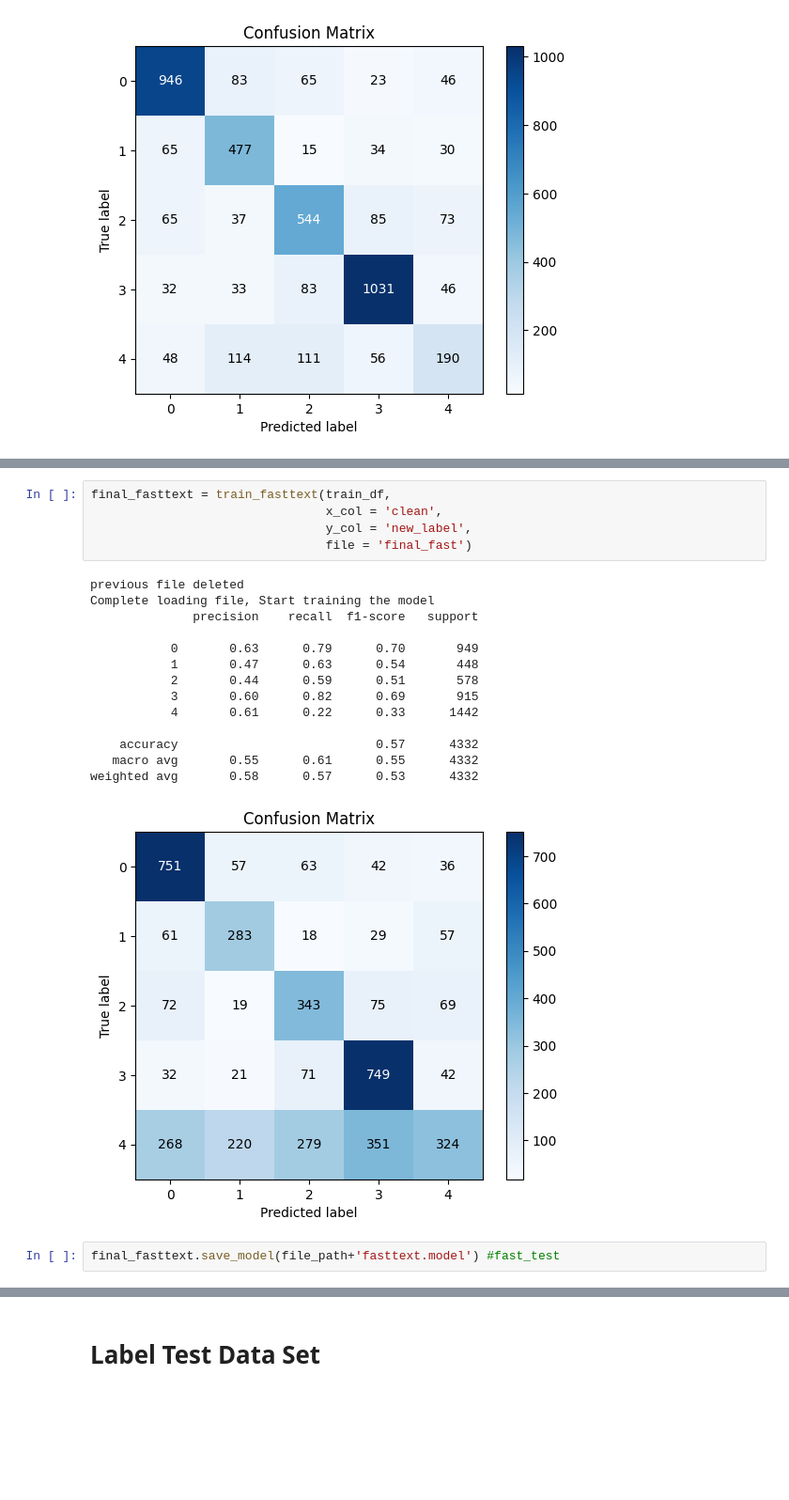
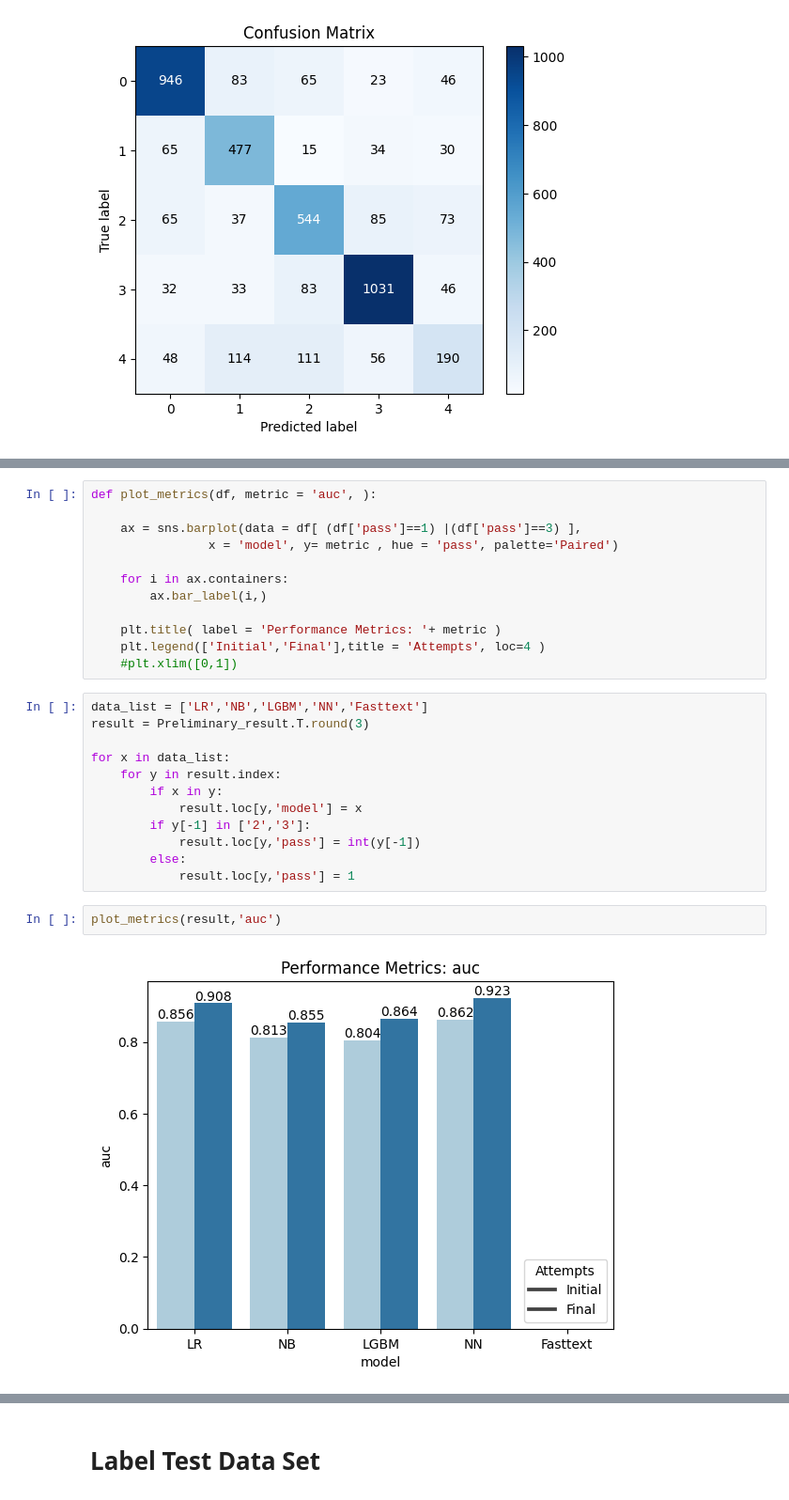
Before and after one commit to aquaxi/MSQM-HA-Final-Project, a Jupyter notebook: MSQM_HA_ADA_Final_Project_2022v2.ipynb, the cells around one changed output, grey strips where cells are left out. Shown at 94% size. Cells and saved outputs as stored; diff of their text form; blank space fills up the shorter version.

```diff
--- a/MSQM_HA_ADA_Final_Project_2022v2.ipynb
+++ b/MSQM_HA_ADA_Final_Project_2022v2.ipynb
@@ -1695,22 +1649,28 @@ Preliminary_result.reindex(sorted(Preliminary_result.columns), axis=1)
-# %%
-final_fasttext = train_fasttext(train_df,
-                                x_col = 'clean',
-                                y_col = 'new_label',
-                                file = 'final_fast')
-# %% [output]
-previous file deleted
-Complete loading file, Start training the model
-              precision    recall  f1-score   support
-
-           0       0.63      0.79      0.70       949
-           1       0.47      0.63      0.54       448
-           2       0.44      0.59      0.51       578
-           3       0.60      0.82      0.69       915
-           4       0.61      0.22      0.33      1442
-
-    accuracy                           0.57      4332
-   macro avg       0.55      0.61      0.55      4332
-weighted avg       0.58      0.57      0.53      4332
-[figure, removed]
-# %%
-final_fasttext.save_model(file_path+'fasttext.model') #fast_test
+# %%
+def plot_metrics(df, metric = 'auc', ):
+
+    ax = sns.barplot(data = df[ (df['pass']==1) |(df['pass']==3) ],
+                x = 'model', y= metric , hue = 'pass', palette='Paired')
+
+    for i in ax.containers:
+        ax.bar_label(i,)
+
+    plt.title( label = 'Performance Metrics: '+ metric )
+    plt.legend(['Initial','Final'],title = 'Attempts', loc=4 )
+    #plt.xlim([0,1])
+# %%
+data_list = ['LR','NB','LGBM','NN','Fasttext']
+result = Preliminary_result.T.round(3)
+
+for x in data_list:
+    for y in result.index:
+        if x in y:
+            result.loc[y,'model'] = x
+        if y[-1] in ['2','3']:
+            result.loc[y,'pass'] = int(y[-1])
+        else:
+            result.loc[y,'pass'] = 1
+# %%
+plot_metrics(result,'auc')
+# %% [output]
+[figure, added]
```
Also changed, not shown: parts of 23 cells of this notebook.
